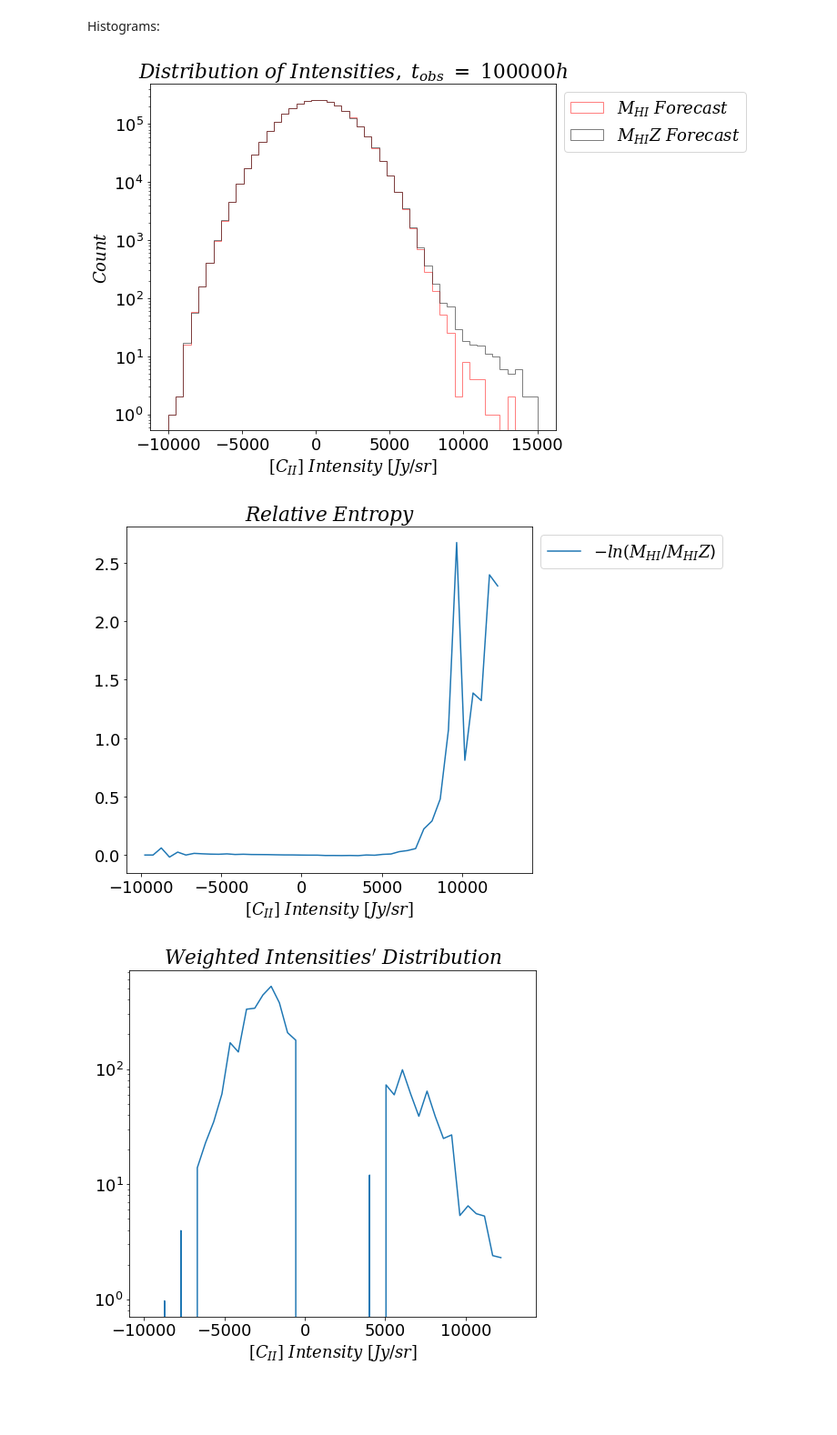
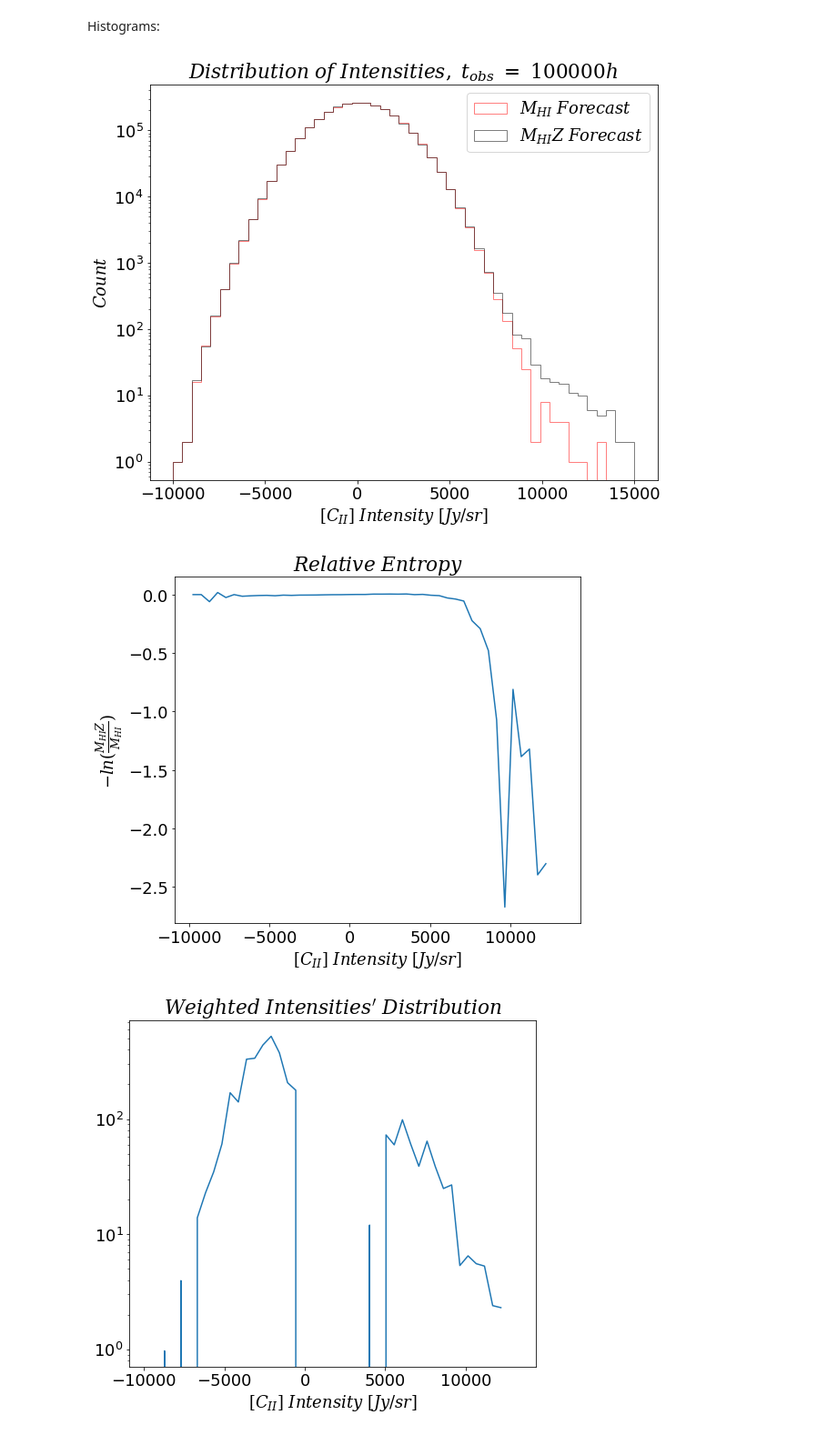
Before and after one commit to PatrickHorlaville/CITA_LIM, a Jupyter notebook: Metal_non_metal.ipynb, the cells around one changed output. Shown at 91% size. Drawn from its saved outputs; the diff is of its cells as text; code cells hidden in the pictures; blank space fills up the shorter version.

Commit message:
fixing entropy plot

```diff
--- a/Metal_non_metal.ipynb
+++ b/Metal_non_metal.ipynb
@@ -44,28 +44,30 @@ mhiz_forecast = mhiz_map.value + noise_map
 # %% [markdown]
 Histograms:
 # %%
+fig , axes = plt.subplots(nrows = 1, ncols = 1, figsize = (10, 8))
+
 n_mhi, bins, _ = plt.hist(mhi_forecast.flatten(), bins = np.linspace(-10000, 15000, 50), edgecolor = 'r', label = r'$M_{HI}\ Forecast$', alpha = 0.5, histtype = 'step')
 n_mhiz, _, _ = plt.hist(mhiz_forecast.flatten(), bins = bins, edgecolor = 'black', label = r'$M_{HI}Z\ Forecast$', alpha = 0.5, histtype = 'step')
-plt.legend(bbox_to_anchor = (1,1))
+plt.legend(loc='upper right')
 
 center = (bins[:-1] + bins[1:]) / 2
 
 
 plt.xlabel(r'$[C_{II}]\ Intensity\ [Jy/sr]$')
 plt.ylabel(r'$Count$')
 plt.yscale('log')
 plt.title(r'$Distribution\ of\ Intensities,\ t_{obs}\ =\ 100000h$')
-plt.savefig('may/histograms/mhi_mhiz.png')
+plt.savefig('may/histograms/mhi_mhiz.png', bbox_inches = 'tight')
 # %% [output]
-[figure, old version]
+[figure, new version]
 # %%
-plt.plot(center, -np.log(n_mhi/n_mhiz), label = r'$-ln(M_{HI}/M_{HI}Z$)')
+plt.plot(center, -np.log(n_mhiz/n_mhi))
 plt.title(r'$Relative\ Entropy$')
 plt.xlabel(r'$[C_{II}]\ Intensity\ [Jy/sr]$')
-plt.legend(bbox_to_anchor = (1,1))
-plt.savefig('may/entropy/mhi_mhiz_entropy.png')
+plt.ylabel(r'$-ln(\frac{M_{HI}Z}{M_{HI}})$')
+plt.savefig('may/entropy/mhi_mhiz_entropy.png', bbox_inches = 'tight')
 # %% [output]
-[figure, old version]
+[figure, new version]
 # %%
 plt.plot(center, n_mhi*(-np.log(n_mhi/n_mhiz)))
 plt.title(r"$Weighted\ Intensities'\ Distribution$")
```
